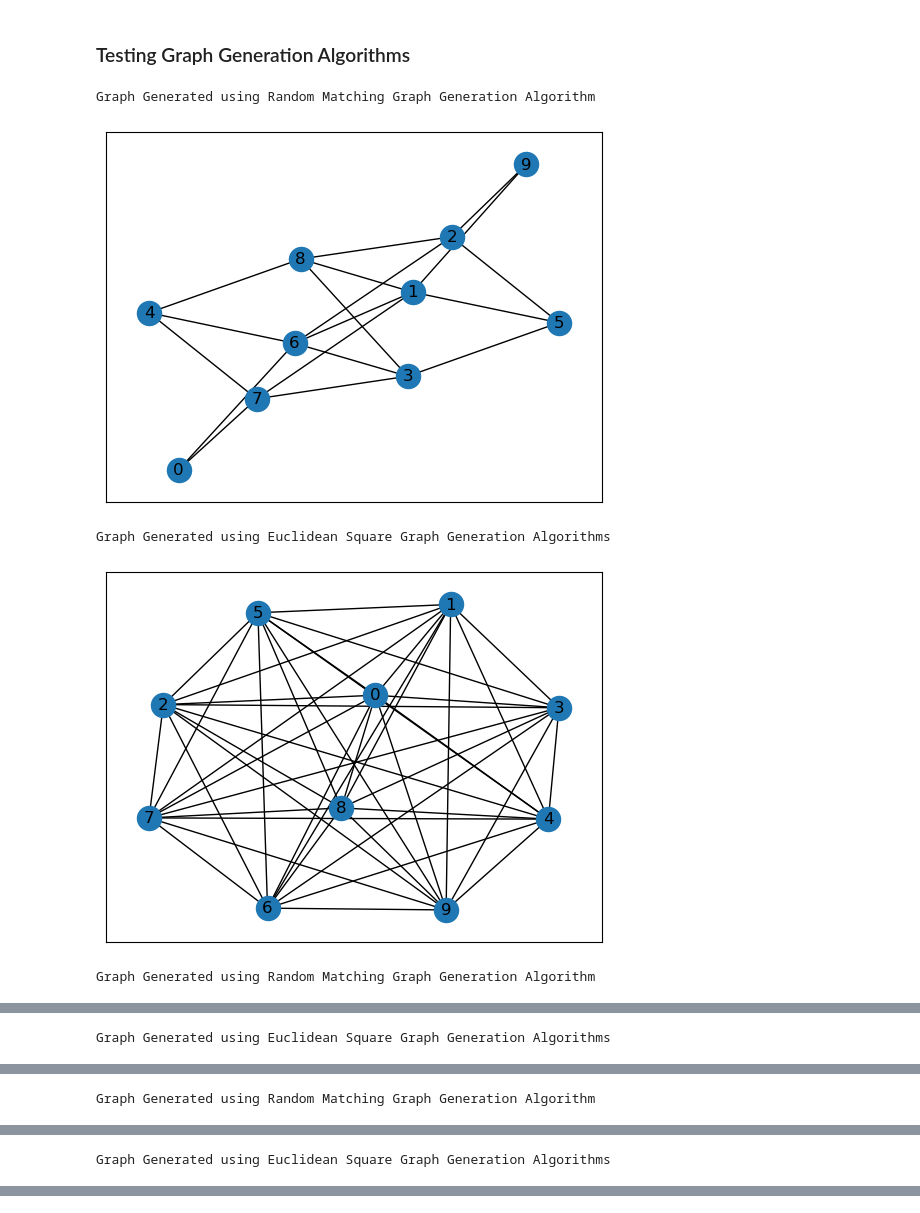
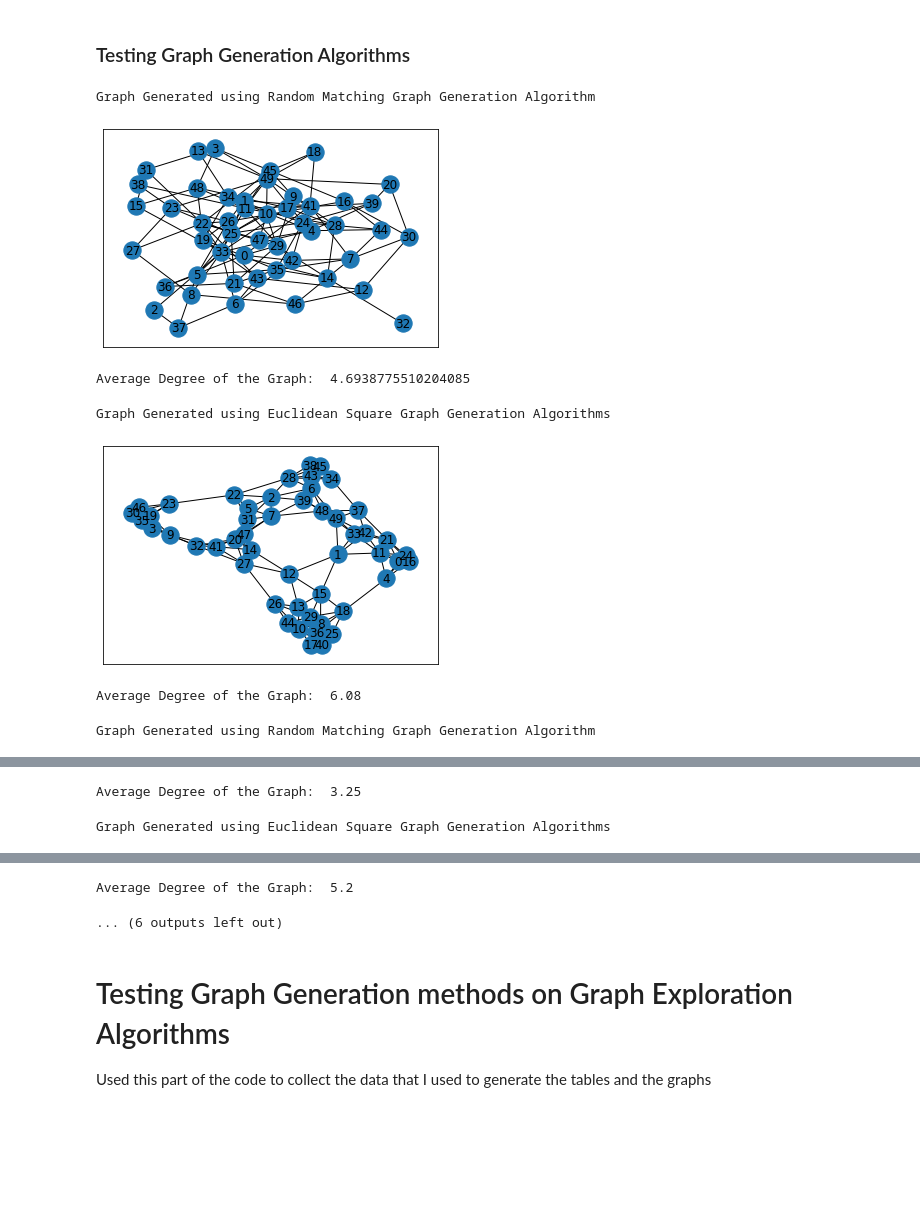
Before and after one commit to shivi-9/AnalyzingGraphExplorationAlgorithms, a Jupyter notebook: Code.ipynb, the cells around one changed output, grey strips where cells are left out. Saved outputs shown, nothing was run; the diff lists cells and outputs as text; code cells hidden in the pictures; blank space fills up the shorter version.

```diff
--- a/Code.ipynb
+++ b/Code.ipynb
@@ -90,3 +89,6 @@ class Graph:
         temp = {k: temp[k] for k in sorted(temp)}
         temp = list(temp.keys())
         return temp
+
+    def get_avg_degree(self):
+        return sum(dict(self.G.degree()).values()) / len(self.G.nodes)
@@ -275,10 +298,13 @@ def random_matchings_graph_generation(self, nodes, degree):
     A = set(range(self.nodes//2))
     B = set(range(self.nodes//2, self.nodes))
 
-    for i in range(self.degree):
+    for i in tqdm(range(self.degree)):
         matching = [(random.sample(A, 1)[0], random.sample(B, 1)[0]) for j in range(self.nodes//2)]
         self.G.add_edges_from(matching)
 
+    self.edge_list = self.G.edges()
+    self.node_list = self.G.nodes()
+
 Graph.random_matchings_graph_generation = random_matchings_graph_generation
 # %% [markdown]
 ### Euclidean Square Graph Generation Algorithm
@@ -294,48 +320,59 @@ def euclidean_square_graph_generation(self, nodes, degree):
 
     points = [(random.random(), random.random()) for i in range(self.nodes)]
 
-    for i in range(self.nodes):
+    for i in tqdm(range(self.nodes)):
         distances = [(j, ((points[i][0]-points[j][0])**2 + (points[i][1]-points[j][1])**2)**0.5) for j in range(self.nodes) if i != j]
         distances.sort(key=lambda x: x[1])
         neighbors = [distances[j][0] for j in range(self.degree)]
         self.G.add_edges_from([(i, j) for j in neighbors])
 
+    self.edge_list = self.G.edges()
+    self.node_list = self.G.nodes()
+
 Graph.euclidean_square_graph_generation = euclidean_square_graph_generation
 # %% [markdown]
 ### Testing Graph Generation Algorithms
 # %%
 graph2 = Graph()
-graph2.random_matchings_graph_generation(10, 9)
+graph2.random_matchings_graph_generation(50, 5)
 print("Graph Generated using Random Matching Graph Generation Algorithm")
 graph2.draw_graph()
+print("Average Degree of the Graph: ", graph2.get_avg_degree())
 
 graph3 = Graph()
-graph3.euclidean_square_graph_generation(10, 9)
+graph3.euclidean_square_graph_generation(50, 5)
 print("Graph Generated using Euclidean Square Graph Generation Algorithms")
 graph3.draw_graph()
+print("Average Degree of the Graph: ", graph3.get_avg_degree())
 
 graph2 = Graph()
-graph2.random_matchings_graph_generation(15, 10)
+graph2.random_matchings_graph_generation(25, 4)
 print("Graph Generated using Random Matching Graph Generation Algorithm")
 graph2.draw_graph()
+print("Average Degree of the Graph: ", graph2.get_avg_degree())
 
 graph3 = Graph()
-graph3.euclidean_square_graph_generation(15, 10)
+graph3.euclidean_square_graph_generation(25, 4)
 print("Graph Generated using Euclidean Square Graph Generation Algorithms")
 graph3.draw_graph()
+print("Average Degree of the Graph: ", graph3.get_avg_degree())
 
 graph2 = Graph()
-graph2.random_matchings_graph_generation(5, 4)
+graph2.random_matchings_graph_generation(100, 10)
 print("Graph Generated using Random Matching Graph Generation Algorithm")
 graph2.draw_graph()
+print("Average Degree of the Graph: ", graph2.get_avg_degree())
 
 graph3 = Graph()
-graph3.euclidean_square_graph_generation(5, 4)
+graph3.euclidean_square_graph_generation(100, 10)
 print("Graph Generated using Euclidean Square Graph Generation Algorithms")
 graph3.draw_graph()
+print("Average Degree of the Graph: ", graph3.get_avg_degree())
 # %% [output]
 Graph Generated using Random Matching Graph Generation Algorithm
-[figure, old version]
+[figure, new version]
-Graph Generated using Euclidean Square Graph Generation Algorithms
+Average Degree of the Graph:  4.6938775510204085
+Graph Generated using Euclidean Square Graph Generation Algorithms
-[figure, old version]
+[figure, new version]
-Graph Generated using Random Matching Graph Generation Algorithm
+Average Degree of the Graph:  6.08
+Graph Generated using Random Matching Graph Generation Algorithm
@@ -343 +380,2 @@ Graph Generated using Random Matching Graph Generation Algorithm
-Graph Generated using Euclidean Square Graph Generation Algorithms
+Average Degree of the Graph:  3.25
+Graph Generated using Euclidean Square Graph Generation Algorithms
@@ -345 +382,0 @@ Graph Generated using Euclidean Square Graph Generation Algorithms
-Graph Generated using Random Matching Graph Generation Algorithm
@@ -347 +382,0 @@ Graph Generated using Random Matching Graph Generation Algorithm
-Graph Generated using Euclidean Square Graph Generation Algorithms
@@ -348,0 +383,5 @@ Graph Generated using Euclidean Square Graph Generation Algorithms
+Average Degree of the Graph:  5.2
+... (6 outputs left out)
+# %% [markdown]
+# Testing Graph Generation methods on Graph Exploration Algorithms
+Used this part of the code to collect the data that I used to generate the tables and the graphs
```
Also changed, not shown: parts of 15 cells of this notebook, 1 other file.
